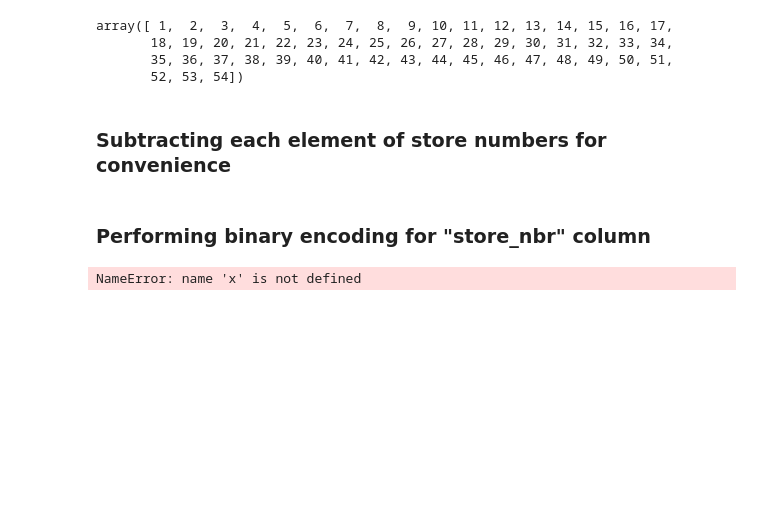
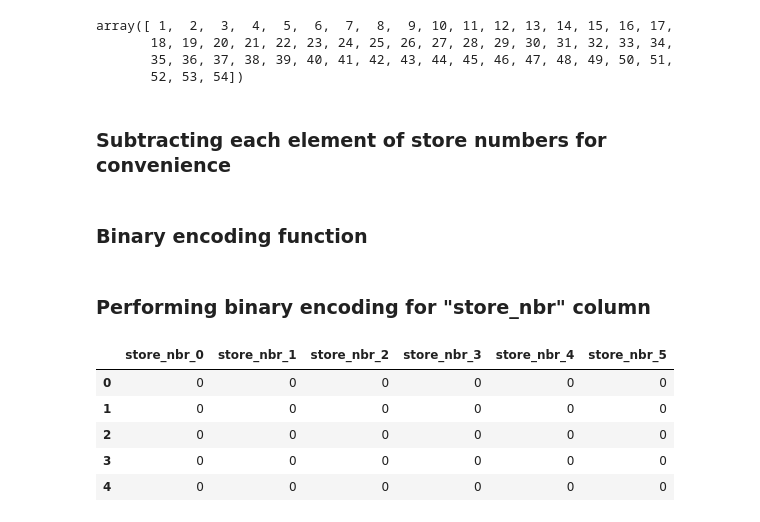
Before and after one commit to amith-vardhan99/kaggle, a Jupyter notebook: Store Sales - Time Series Forecasting/preprocess.ipynb, the cells around one changed output. Cells and saved outputs as stored; diff of their text form; code cells hidden in the pictures; blank space fills up the shorter version.

```diff
--- a/Store Sales - Time Series Forecasting/preprocess.ipynb
+++ b/Store Sales - Time Series Forecasting/preprocess.ipynb
@@ -152,19 +152,26 @@ df_train_1 = df_train.copy()
 df_test_1 = df_test.copy()
 df_train_1["store_nbr"] = df_train_1["store_nbr"] - 1
 df_test_1["store_nbr"] = df_test_1["store_nbr"] - 1
+# %% [markdown]
+### Binary encoding function
 # %% [markdown]
 ### Performing binary encoding for "store_nbr" column
 # %%
 eb1 = EncodeBinary()
 # %%
-eb1 = EncodeBinary()
 bin_convert = lambda x: eb1.dec_to_bin(x)
 bin_list = list(map(bin_convert,df_train_1["store_nbr"]))
 len_of_each_ele = lambda x: len(x)
 max_len = max(list(map(len_of_each_ele,bin_list)))
 optimi_bin = lambda x: eb1.max_len_bin(x,max_len)
 bin_stabi = list(map(optimi_bin,bin_list))
-cols = eb1.column_names(x.name,max_len)
-df_num = pd.DataFrame(bin_stabi,columns=cols)
+cols = eb1.column_names(df_train_1["store_nbr"].name,max_len)
+store_num_train = pd.DataFrame(bin_stabi,columns=cols)
+store_num_train.head()
 # %% [output]
-NameError: name 'x' is not defined
+|  | store_nbr_0 | store_nbr_1 | store_nbr_2 | store_nbr_3 | store_nbr_4 | store_nbr_5 |
+| 0 | 0 | 0 | 0 | 0 | 0 | 0 |
+| 1 | 0 | 0 | 0 | 0 | 0 | 0 |
+| 2 | 0 | 0 | 0 | 0 | 0 | 0 |
+| 3 | 0 | 0 | 0 | 0 | 0 | 0 |
+| 4 | 0 | 0 | 0 | 0 | 0 | 0 |
```
Also changed, not shown: parts of 17 cells of this notebook, 1 other file.
